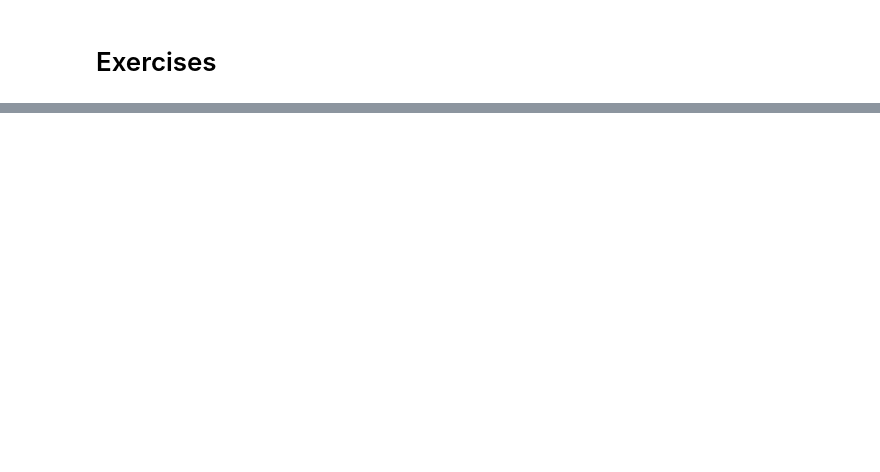
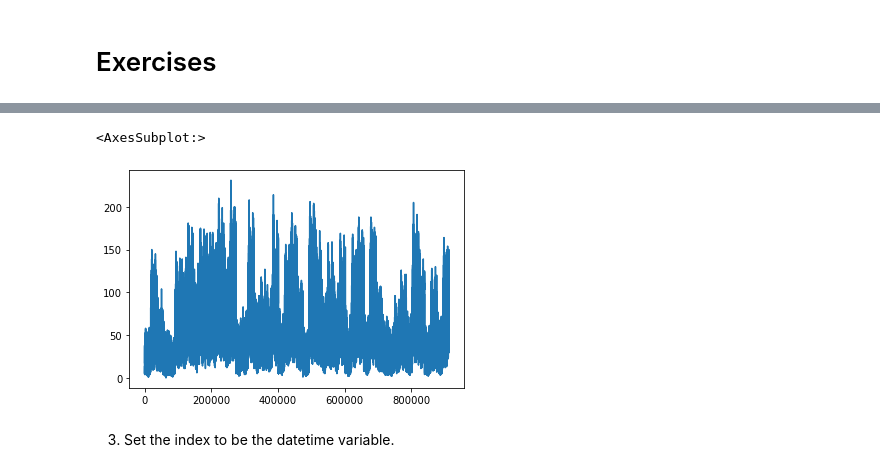
Before and after one commit to lopezelihezer/time-series-exercises, a Jupyter notebook: time_series_prep_exercises.ipynb, the cells around one changed output, grey strips where cells are left out. Cells and saved outputs as stored; diff of their text form; code cells hidden in the pictures; blank space fills up the shorter version.

```diff
--- a/time_series_prep_exercises.ipynb
+++ b/time_series_prep_exercises.ipynb
@@ -24,0 +29,7 @@ store_items
+# %%
+si.sale_amount.plot()
+# %% [output]
+<AxesSubplot:>
+[figure, added]
+# %% [markdown]
+3. Set the index to be the datetime variable.
```
Also changed, not shown: parts of 10 cells of this notebook.
